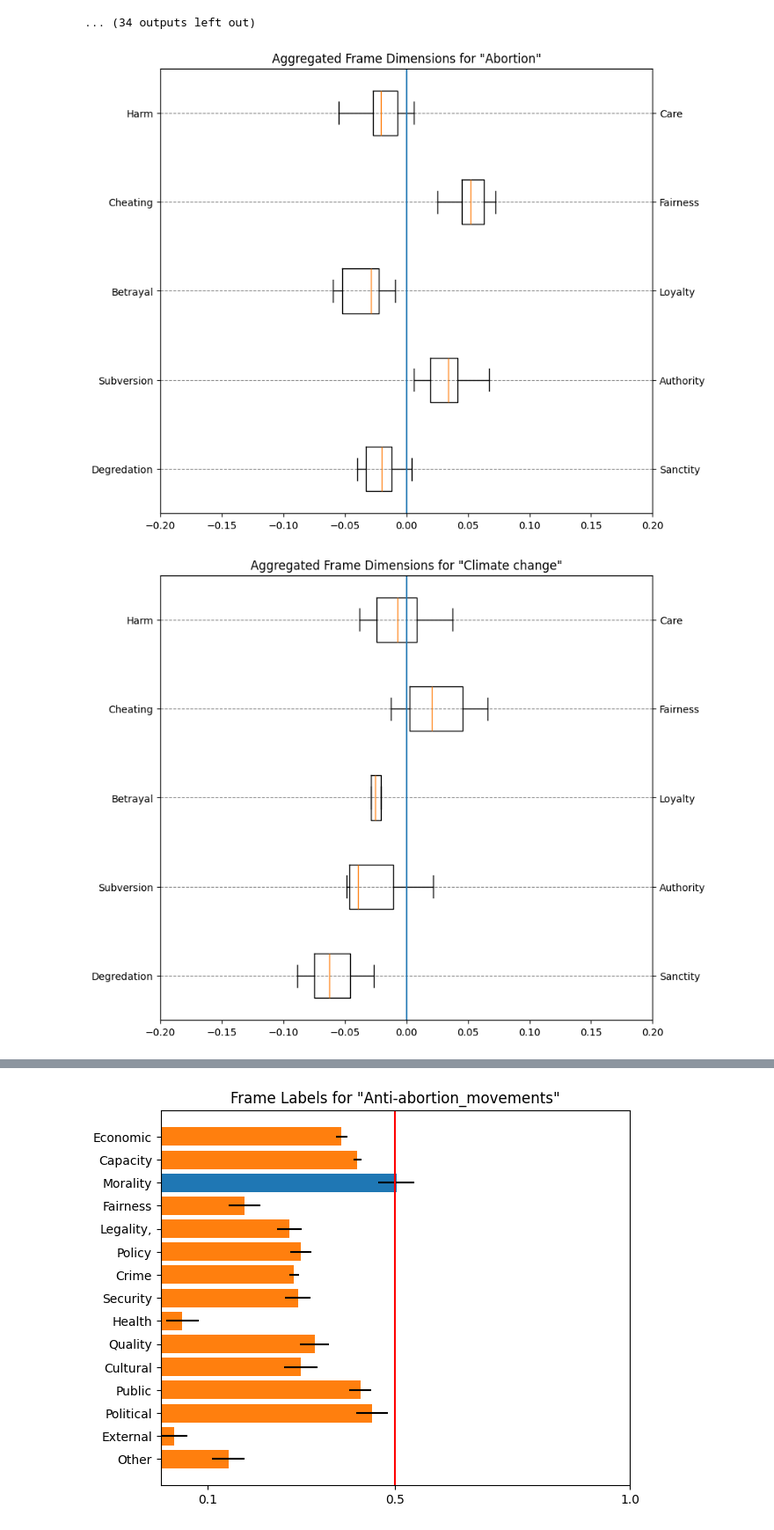
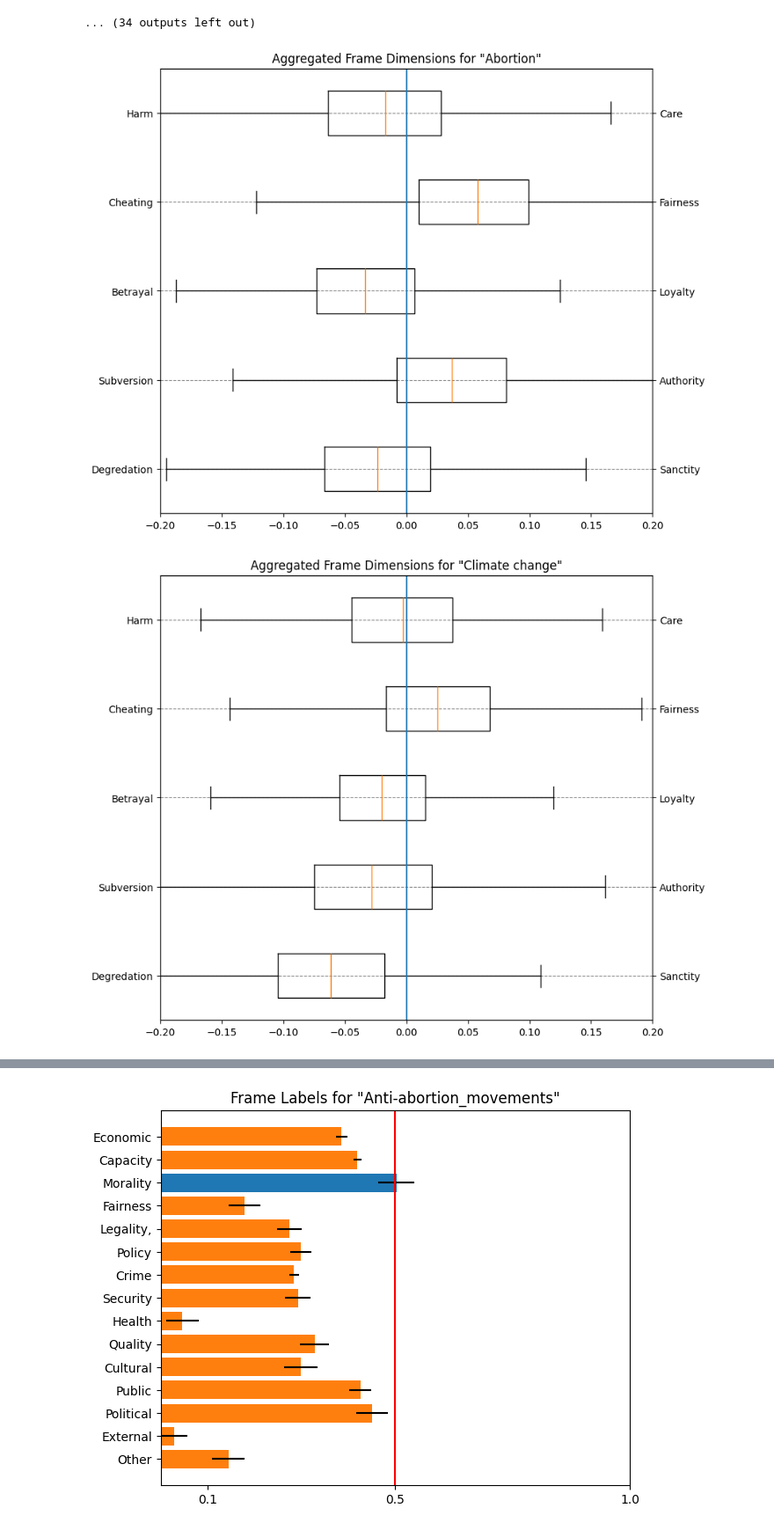
Before and after one commit to NicoOhler/wikipedia_framing_analysis, a Jupyter notebook: test.ipynb, the cells around one changed output, grey strips where cells are left out. Shown at 88% size. Drawn from its saved outputs; the diff is of its cells as text; code cells hidden in the pictures.

```diff
--- a/test.ipynb
+++ b/test.ipynb
@@ -368,32 +368,29 @@ for category in categories:
 # %%
 for category in categories:
     plot_folder = "plots/" + category + "/"
-    if use_means:
-        g = visualize_boxplot(categories[category]["aggregated_means"])
-    else:
-        g = visualize_boxplot(categories[category]["aggregated_data"]) # ! not normalized by article length
+    g = visualize_boxplot(categories[category]["aggregated_data"]) # ! not normalized by article length
     #g = visualize_boxplot(categories[category]["aggregated_means"], categories[category]["aggregated_quantiles_25"], categories[category]["aggregated_quantiles_75"])
     g.axes[0].set_axisbelow(True)
     g.axes[0].yaxis.grid(color="gray", linestyle="dashed")
     plt.xlim(-.2, .2) # ! arbitrary range
     plt.title(f'Aggregated Frame Dimensions for "{category}"')
     plt.gcf().set_size_inches(10, 7)
     if save_to_file:
         plt.savefig(plot_folder + "frame_dimensions/" + category + "_boxplots.png")
     plt.show()
 if use_means:
     for category in categories:
         plot_folder = "plots/" + category + "/"
         g = visualize_boxplot(categories[category]["aggregated_means"])
         #g = visualize_boxplot(categories[category]["aggregated_means"], categories[category]["aggregated_quantiles_25"], categories[category]["aggregated_quantiles_75"])
         g.axes[0].set_axisbelow(True)
         g.axes[0].yaxis.grid(color="gray", linestyle="dashed")
         plt.xlim(-.2, .2) # ! arbitrary range
         plt.title(f'Aggregated Means for "{category}"')
         plt.gcf().set_size_inches(10, 7)
         if save_to_file:
-            plt.savefig(plot_folder + "frame_dimensions/" + category + "means_boxplots.png")
+            plt.savefig(plot_folder + "frame_dimensions/" + category + "_means_boxplots.png")
         plt.show()
 # %% [output]
-[figure, old version]
+[figure, new version]
-[figure, old version]
+[figure, new version]
```
Also changed, not shown: parts of 1 cell of this notebook, 9 other files.
